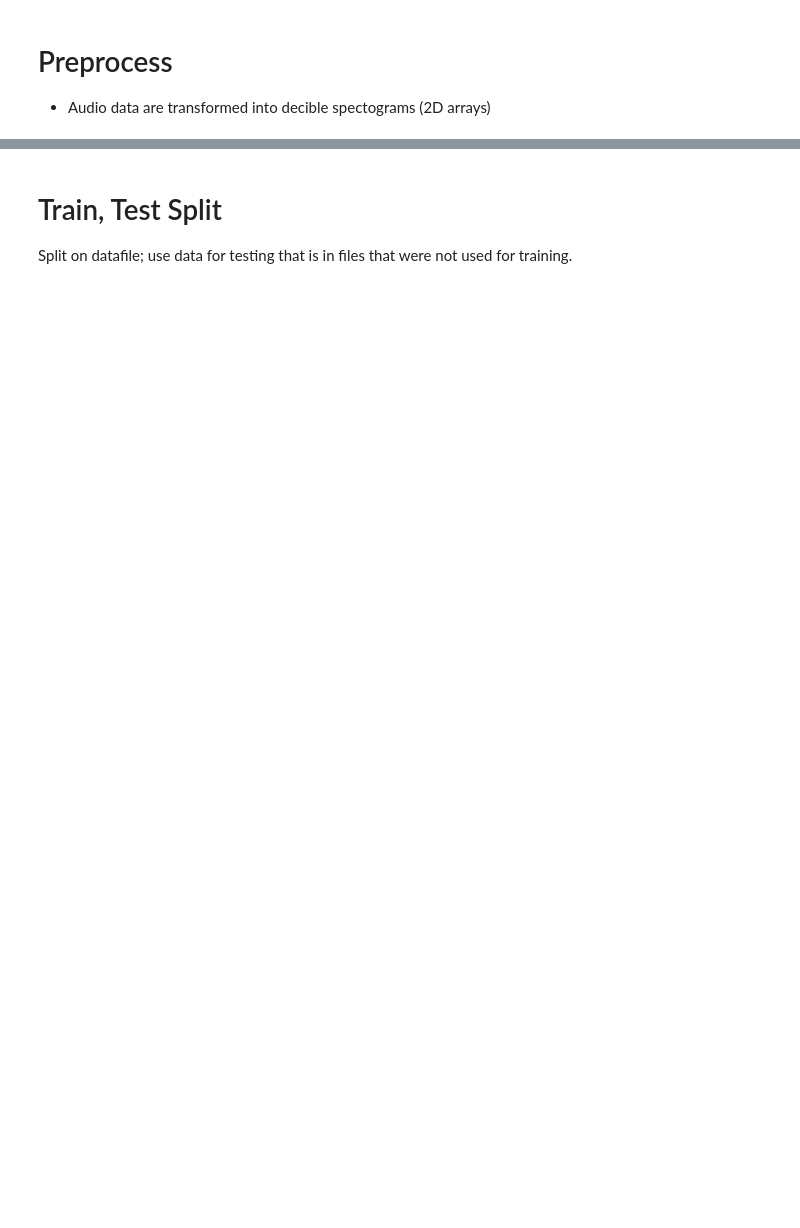
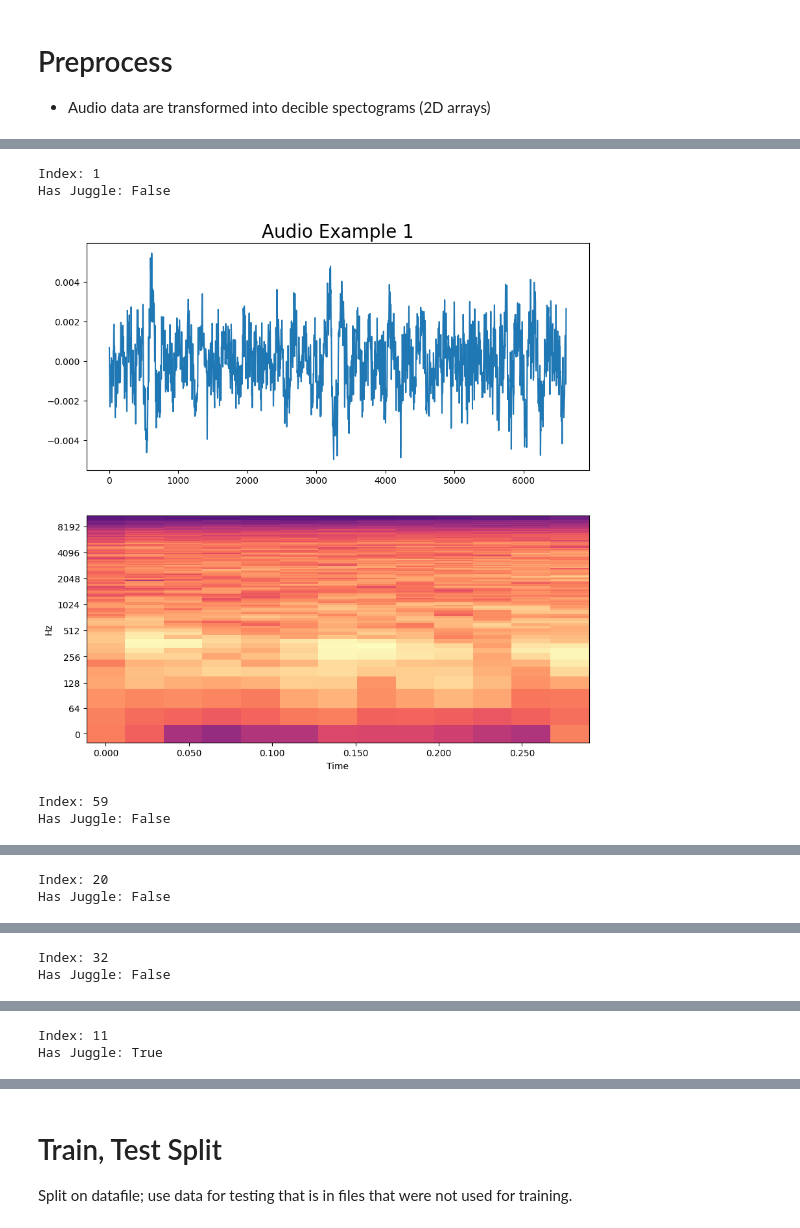
Before and after one commit to middlec000/bat_jester_model_training, a Jupyter notebook: model_training.ipynb, the cells around one changed output, grey strips where cells are left out. Cells and saved outputs as stored; diff of their text form; code cells hidden in the pictures; blank space fills up the shorter version.

```diff
--- a/model_training.ipynb
+++ b/model_training.ipynb
@@ -19,19 +21,18 @@ import python_utils
 # %% [markdown]
 ## Global Variables
 # %%
-PREPROCESSED_DATA_TO_USE = "preprocessed_data_2025-03-05 15:15:03.477584.pkl"
-TRAINED_MODELS_DIR = "trained_models"
+PREPROCESSED_DATA_FILE = os.path.join("no_ground_hits", "preprocessed_data", "preprocessed_data_2025-03-17 12:04:55.941999.pkl")
+TRAINED_MODELS_DIR = os.path.join("no_ground_hits", "trained_models")
 TRAIN_PROPORTION = 0.66
 RANDOM_SEED = 42
 WINDOW_SIZE = 6616 # From preprocessing.ipynb
+SAMPLE_RATE = 22050 # From preprocessing.ipynb
 # %%
 np.random.seed(RANDOM_SEED)
 # %% [markdown]
 # Load Data
 # %%
-import pickle
-
-with open(os.path.join("data", "preprocessed_data", PREPROCESSED_DATA_TO_USE), 'rb') as file:
+with open(PREPROCESSED_DATA_FILE, 'rb') as file:
     tracker = pickle.load(file)
 
 print(tracker.keys())
@@ -83,0 +90,7 @@ dict_keys(['PXL_20250222_012947893.TS', 'PXL_20250223_164250127.TS', 'PXL_202502
+# %%
+for base_name in tracker:
+  tracker[base_name]["x_spectrogram"] = np.array([transform_audio_to_mel_spectrogram(
+      audio_values=tracker[base_name]["x"][i],
+      sr=SAMPLE_RATE,
+      n_mels=256,  # Changed to 256 for more resolution
+  ) for i in range(len(tracker[base_name]["x"]))])
@@ -84,10 +114,28 @@ dict_keys(['PXL_20250222_012947893.TS', 'PXL_20250223_164250127.TS', 'PXL_202502
 # %%
-# # Plot the transformed audio data
-# fig, ax = plt.subplots(figsize=(10, 5))
-# img = librosa.display.specshow(tracker[base_name]["audio_spectogram"],
-#                               x_axis='time',
-#                               y_axis='log',
-#                               ax=ax)
-# ax.set_title('Spectogram Example', fontsize=20)
-# fig.colorbar(img, ax=ax, format=f'%0.2f')
-# plt.show()
+example = "PXL_20250222_012947893.TS_1"
+# i = 2
+
+for i in np.random.choice(
+    a=list(range(tracker[example]["y"].shape[0])),
+    size=5,
+):
+    print("Index:", i)
+    print("Has Juggle:", tracker[example]["y"][i] == 1)
+    # Plot the original audio data
+    fig, ax = plt.subplots(figsize=(10, 10), ncols=1, nrows=2)
+    ax[0].plot(tracker[example]["x"][i])
+    ax[0].set_title(f'Audio Example {i}', fontsize=20)
+    # Plot the transformed audio data
+    img = librosa.display.specshow(tracker[example]["x_spectrogram"][i],
+                                x_axis='time',
+                                y_axis='log',
+                                ax=ax[1])
+    # ax.set_title('Spectogram Example', fontsize=20)
+    # fig.colorbar(img, ax=ax[1], format=f'%0.2f')
+    plt.show()
+# %% [output]
+Index: 1
+Has Juggle: False
+[figure, added]
+Index: 59
+Has Juggle: False
@@ -93,0 +143,2 @@ dict_keys(['PXL_20250222_012947893.TS', 'PXL_20250223_164250127.TS', 'PXL_202502
+Index: 20
+Has Juggle: False
@@ -93,0 +146,2 @@ dict_keys(['PXL_20250222_012947893.TS', 'PXL_20250223_164250127.TS', 'PXL_202502
+Index: 32
+Has Juggle: False
@@ -93,0 +149,2 @@ dict_keys(['PXL_20250222_012947893.TS', 'PXL_20250223_164250127.TS', 'PXL_202502
+Index: 11
+Has Juggle: True
```
Also changed, not shown: parts of 13 cells of this notebook, 5 other files.
